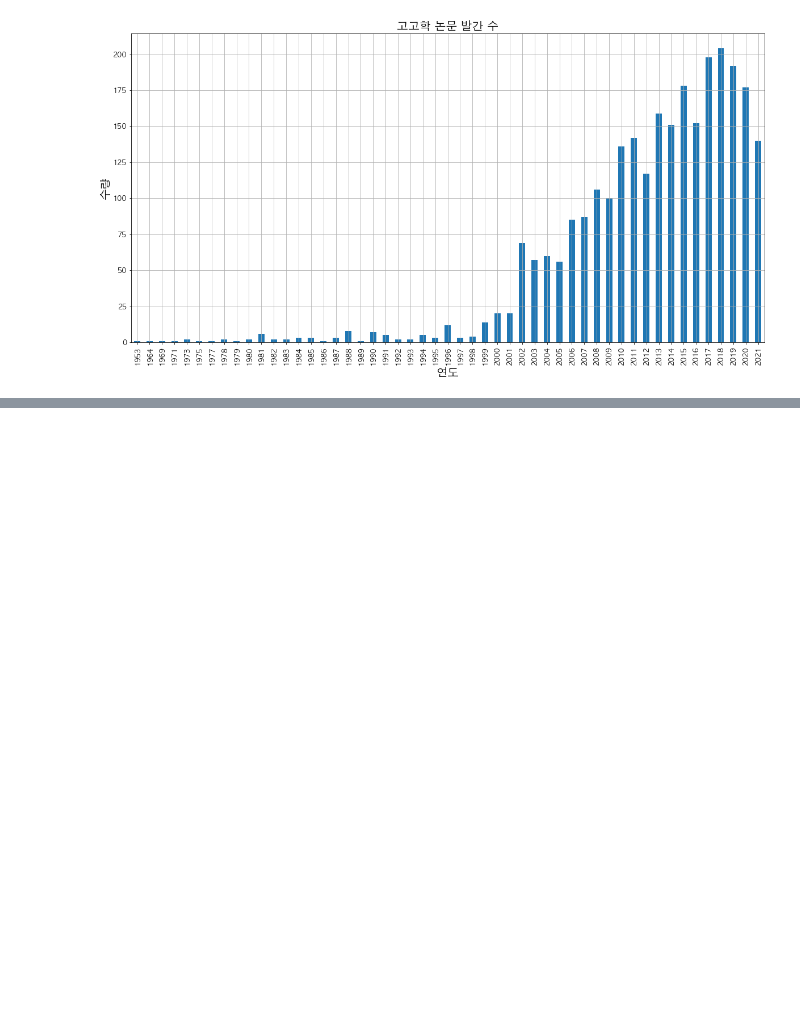
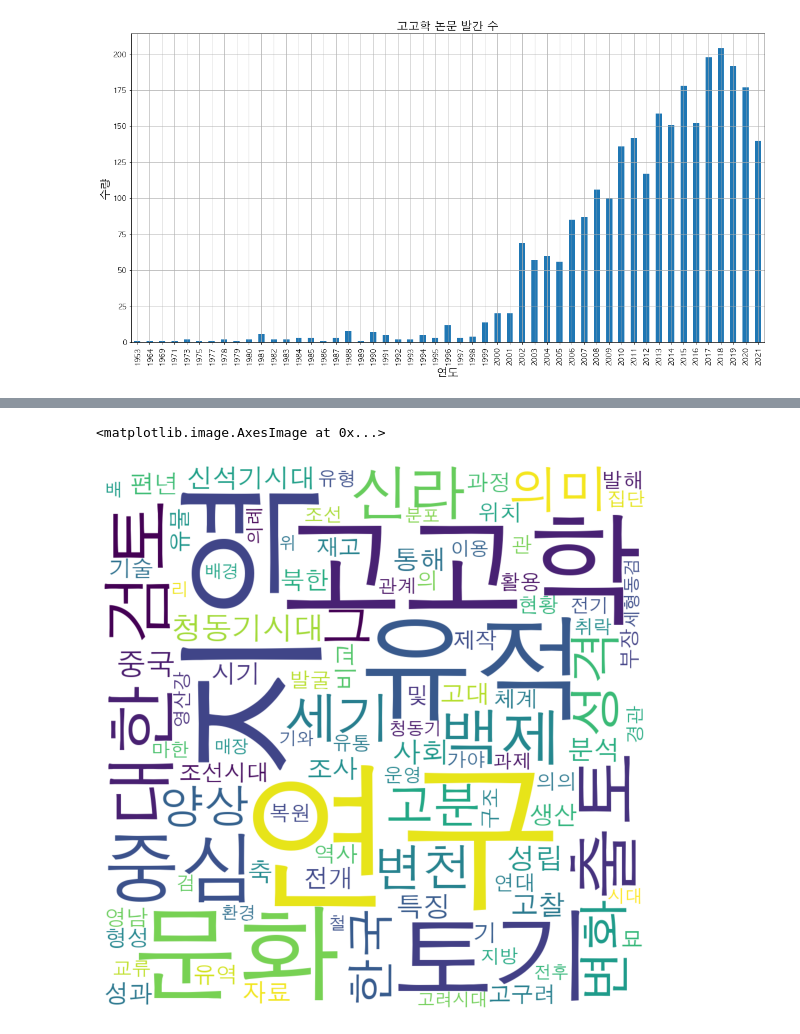
Before and after one commit to ChanToRe/Archaeological-research-trend-analysis, a Jupyter notebook: Arch_Research_trend.ipynb, the cells around one changed output, grey strips where cells are left out. Drawn from its saved outputs; the diff is of its cells as text; code cells hidden in the pictures; blank space fills up the shorter version.

```diff
--- a/Arch_Research_trend.ipynb
+++ b/Arch_Research_trend.ipynb
@@ -88,4 +118,10 @@ ten_count = Counter(ten_noun)
 # %%
 #2020년대 발간 논문 명사 빈도 카운트
 twenty_noun = okt.nouns(data_twenty)
 twenty_count = Counter(twenty_noun)
+twenty_noun_list = twenty_count.most_common(100)
+plt.axis("off")
+plt.imshow(wc.generate_from_frequencies(dict(twenty_noun_list)))
+# %% [output]
+<matplotlib.image.AxesImage at 0x...>
+[figure, added]
```
Also changed, not shown: parts of 5 cells of this notebook.
